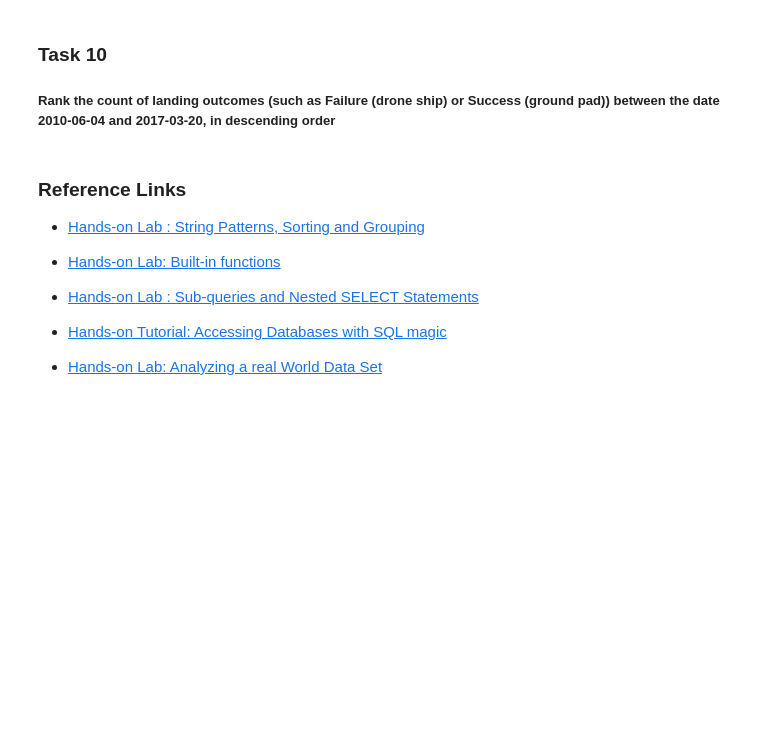
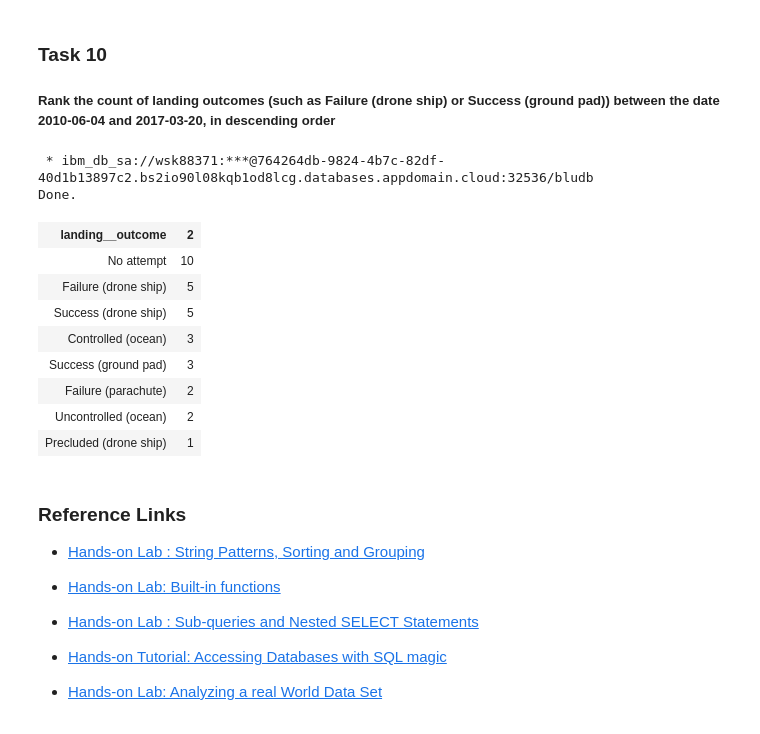
Before and after one commit to sriodelima/IBM_Data_Sciene, a Jupyter notebook: Exploratory Analysis with SQL.ipynb, the cells around one changed output. Drawn from its saved outputs; the diff is of its cells as text; code cells hidden in the pictures; blank space fills up the shorter version.

```diff
--- a/Exploratory Analysis with SQL.ipynb
+++ b/Exploratory Analysis with SQL.ipynb
@@ -292,10 +300,23 @@ Done.
 
 ##### Rank the count of landing outcomes (such as Failure (drone ship) or Success (ground pad)) between the date 2010-06-04 and 2017-03-20, in descending order
 # %%
-%%sql select count(landing__outcome)
+%%sql select unique landing__outcome, count(landing__outcome)
     FROM spacextbl
     WHERE date BETWEEN '2010-06-04' AND '2017-03-20'
-    AND landing__outcome
+    GROUP BY landing__outcome
+    ORDER BY count(landing__outcome) DESC
+# %% [output]
+ * ibm_db_sa://wsk88371:***@764264db-9824-4b7c-82df-40d1b13897c2.bs2io90l08kqb1od8lcg.databases.appdomain.cloud:32536/bludb
+Done.
+| landing__outcome | 2 |
+| No attempt | 10 |
+| Failure (drone ship) | 5 |
+| Success (drone ship) | 5 |
+| Controlled (ocean) | 3 |
+| Success (ground pad) | 3 |
+| Failure (parachute) | 2 |
+| Uncontrolled (ocean) | 2 |
+| Precluded (drone ship) | 1 |
 # %% [markdown]
 ### Reference Links
 
```
Also changed, not shown: parts of 2 cells of this notebook.
